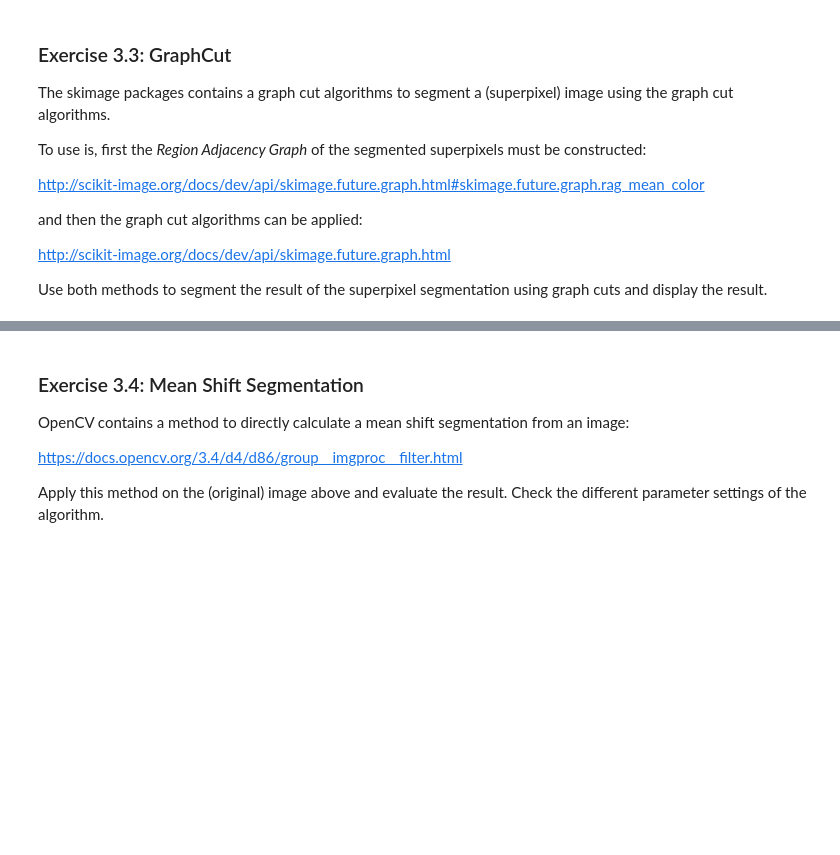
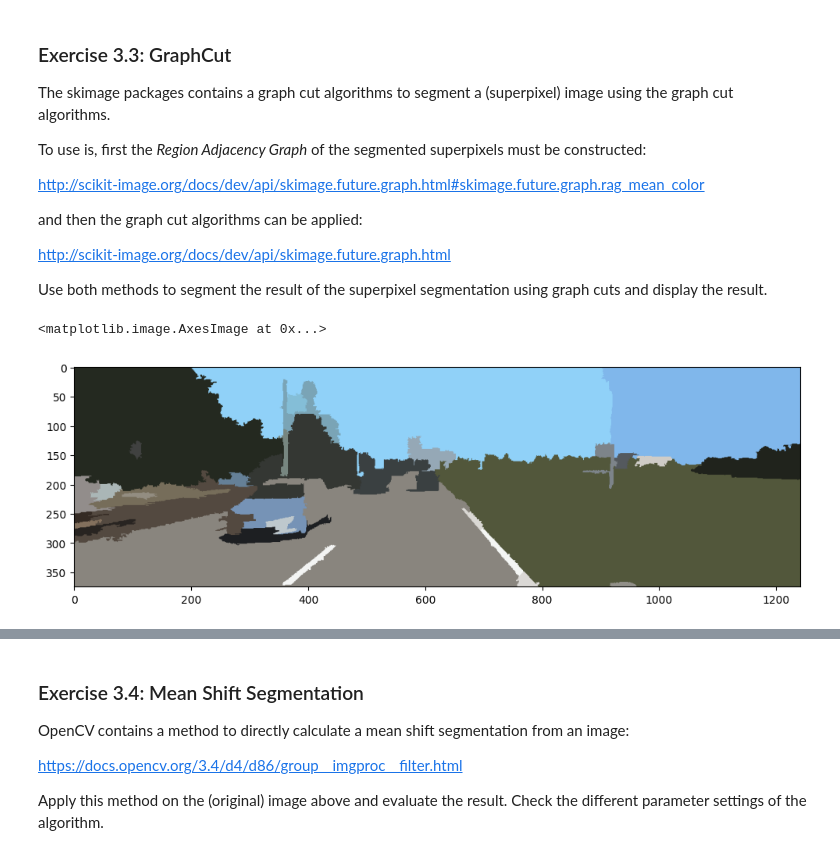
Before and after one commit to dennisshushackost/TSM_CompVIs, a Jupyter notebook: Exercises/Exercise 7/ex7.ipynb, the cells around one changed output, grey strips where cells are left out. Saved outputs shown, nothing was run; the diff lists cells and outputs as text; code cells hidden in the pictures; blank space fills up the shorter version.

```diff
--- a/Exercises/Exercise 7/ex7.ipynb
+++ b/Exercises/Exercise 7/ex7.ipynb
@@ -220,3 +254,13 @@ and then the graph cut algorithms can be applied:
 http://scikit-image.org/docs/dev/api/skimage.future.graph.html
 
 Use both methods to segment the result of the superpixel segmentation using graph cuts and display the result.
+# %%
+# Creates a graph (Region Adjacency Graph) of the segmented super-pixels:
+graph = skimage.graph.rag_mean_color(image, labels, mode='similarity')
+
+# Performs a normalized cut on the graph:
+labels2 = skimage.graph.cut_normalized(labels, graph, in_place=False)
+plt.imshow(skimage.color.label2rgb(labels2, image, kind='avg'))
+# %% [output]
+<matplotlib.image.AxesImage at 0x...>
+[figure, added]
```
Also changed, not shown: parts of 4 cells of this notebook.
